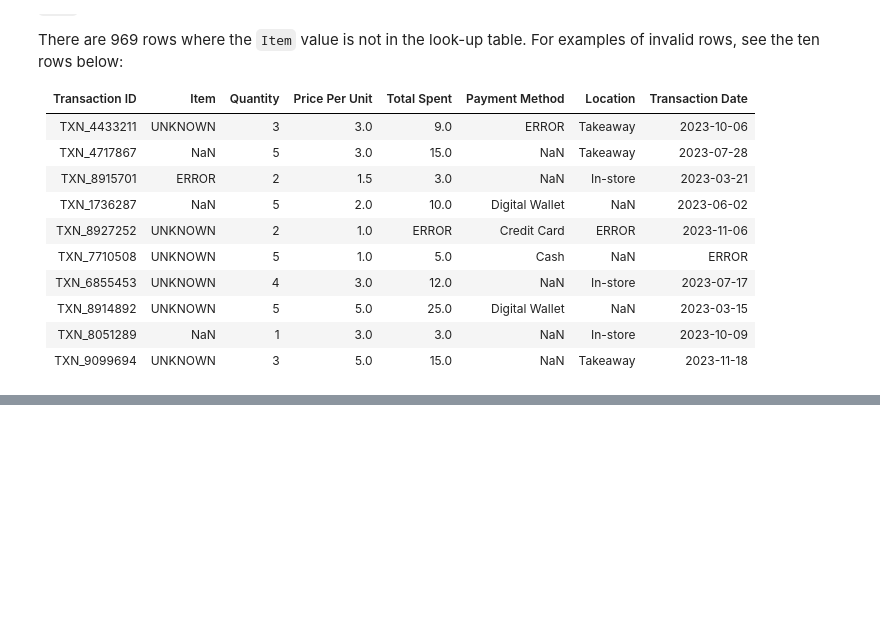
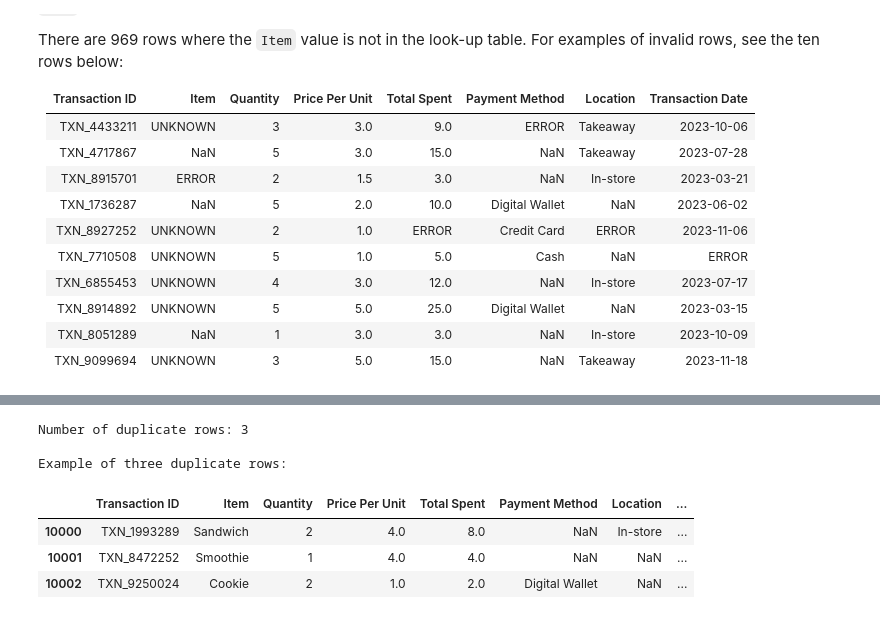
Before and after one commit to Natasa127/CSI4142-A2, a Jupyter notebook: Validity.ipynb, the cells around one changed output, grey strips where cells are left out. Cells and saved outputs as stored; diff of their text form; code cells hidden in the pictures; blank space fills up the shorter version.

```diff
--- a/Validity.ipynb
+++ b/Validity.ipynb
@@ -663,0 +726,23 @@ There are 969 rows where the `Item` value is not in the look-up table. For examp
+# %%
+# Error check on altered dataset
+
+# Apply the .duplicated method to the DataFrame to create a Series, with exact duplicates set to True
+duplicates = altered_sales.duplicated()
+
+# Save the invalid rows
+invalid_exact_duplicate_df = altered_sales.loc[duplicates]
+
+# Print the number of rows that are exact duplicates
+print(f"Number of duplicate rows: {duplicates.sum()}\n")
+
+# Display the first 3 rows that are exact duplicates
+print("Example of three duplicate rows:")
+invalid_exact_duplicate_df.head(3)
+# %% [output]
+Number of duplicate rows: 3
+
+Example of three duplicate rows:
+|  | Transaction ID | Item | Quantity | Price Per Unit | Total Spent | Payment Method | Location | ... |
+| 10000 | TXN_1993289 | Sandwich | 2 | 4.0 | 8.0 | NaN | In-store | ... |
+| 10001 | TXN_8472252 | Smoothie | 1 | 4.0 | 4.0 | NaN | NaN | ... |
+| 10002 | TXN_9250024 | Cookie | 2 | 1.0 | 2.0 | Digital Wallet | NaN | ... |
```
Also changed, not shown: parts of 8 cells of this notebook.
